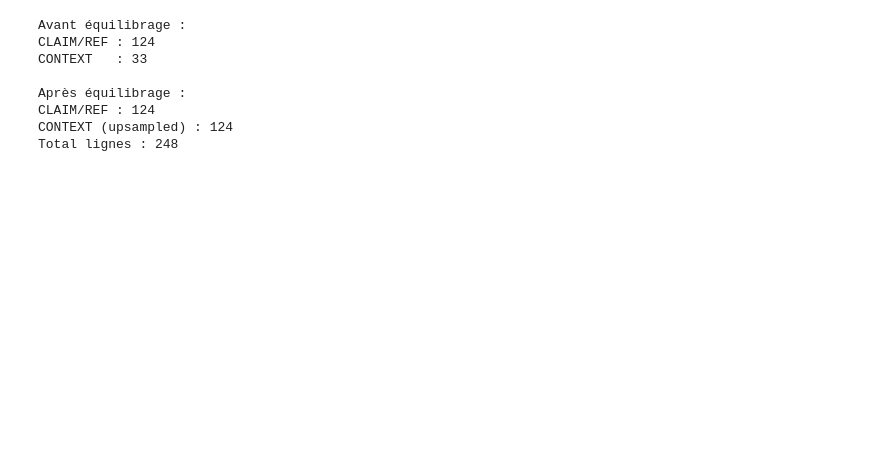
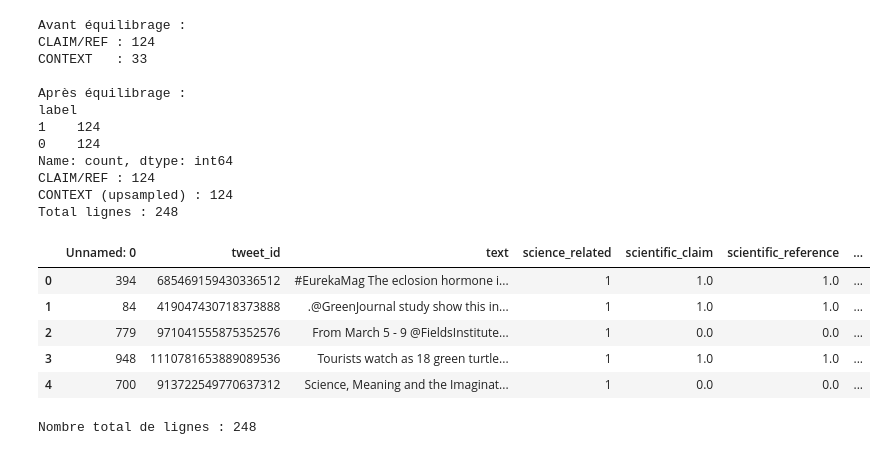
Before and after one commit to NinaShine/Machine_learning, a Jupyter notebook: Projet/test-CLAIM-REFvsCONTEXT.ipynb, the cells around one changed output. Saved outputs shown, nothing was run; the diff lists cells and outputs as text; code cells hidden in the pictures; blank space fills up the shorter version.

```diff
--- a/Projet/test-CLAIM-REFvsCONTEXT.ipynb
+++ b/Projet/test-CLAIM-REFvsCONTEXT.ipynb
@@ -157,6 +156,9 @@ Occurrences parmi les scientifiques :
 #-----------------Reequilibrage de donnees -----------------------------
 #----------------------------------------------
 # %%
+from sklearn.utils import resample
+
+
 # ➤ Classe CONTEXT uniquement (scientific_context == 1.0 et claim & ref == 0.0)
 df_context = df_sci[
     (df_sci["scientific_context"] == 1.0) &
@@ -164,11 +166,9 @@ df_context = df_sci[
     (df_sci["scientific_reference"] == 0.0)
 ]
 
-# ➤ Classe CLAIM/REF (claim == 1.0 ou ref == 1.0), SANS context == 1.0
-df_claim_ref = df_sci[
-    ((df_sci["scientific_claim"] == 1.0) | (df_sci["scientific_reference"] == 1.0)) &
-    (df_sci["scientific_context"] == 0.0)
-]
+# ➤ Classe CLAIM/REF (claim == 1.0 et ref == 1.0), SANS context == 1.0
+df_claim_ref = df_sci[(df_sci["scientific_claim"] == 1.0) &
+                   (df_sci["scientific_reference"] == 1.0)]
 
 # 4. Vérification du déséquilibre initial
 print("Avant équilibrage :")
@@ -186,8 +186,20 @@ df_context_upsampled = resample(
 # 6. Fusion des deux sous-ensembles équilibrés
 df_balanced = pd.concat([df_claim_ref, df_context_upsampled])
 
+# 7. Shuffle du dataset pour mélanger
+df_balanced = df_balanced.sample(frac=1, random_state=42).reset_index(drop=True)
+
+# 8. Formatage des donnees et création du label final :
+# 1 pour CLAIM/REF, 0 pour CONTEXT
+df_balanced["label"] = df_balanced.apply(
+    lambda row: 1 if (row["scientific_claim"] == 1.0 and row["scientific_reference"] == 1.0) else 0,
+    axis=1
+)
+
 # 7. Vérification finale
 print("\nAprès équilibrage :")
+print(df_balanced["label"].value_counts())
+
 print("CLAIM/REF :", len(df_claim_ref))
 print("CONTEXT (upsampled) :", len(df_context_upsampled))
 print("Total lignes :", len(df_balanced))
@@ -197,6 +209,10 @@ CLAIM/REF : 124
 CONTEXT   : 33
 
 Après équilibrage :
+label
+1    124
+0    124
+Name: count, dtype: int64
 CLAIM/REF : 124
 CONTEXT (upsampled) : 124
 Total lignes : 248
@@ -203 +221,12 @@ Total lignes : 248
+# %%
+display(df_balanced.head())
+print("Nombre total de lignes :", len(df_balanced))
+# %% [output]
+|  | Unnamed: 0 | tweet_id | text | science_related | scientific_claim | scientific_reference | ... |
+| 0 | 394 | 685469159430336512 | #EurekaMag The eclosion hormone i... | 1 | 1.0 | 1.0 | ... |
+| 1 | 84 | 419047430718373888 | .@GreenJournal study show this in... | 1 | 1.0 | 1.0 | ... |
+| 2 | 779 | 971041555875352576 | From March 5 - 9 @FieldsInstitute... | 1 | 0.0 | 0.0 | ... |
+| 3 | 948 | 1110781653889089536 | Tourists watch as 18 green turtle... | 1 | 1.0 | 1.0 | ... |
+| 4 | 700 | 913722549770637312 | Science, Meaning and the Imaginat... | 1 | 0.0 | 0.0 | ... |
+Nombre total de lignes : 248
 # %%
```
Also changed, not shown: parts of 25 cells of this notebook, 2 other files.
